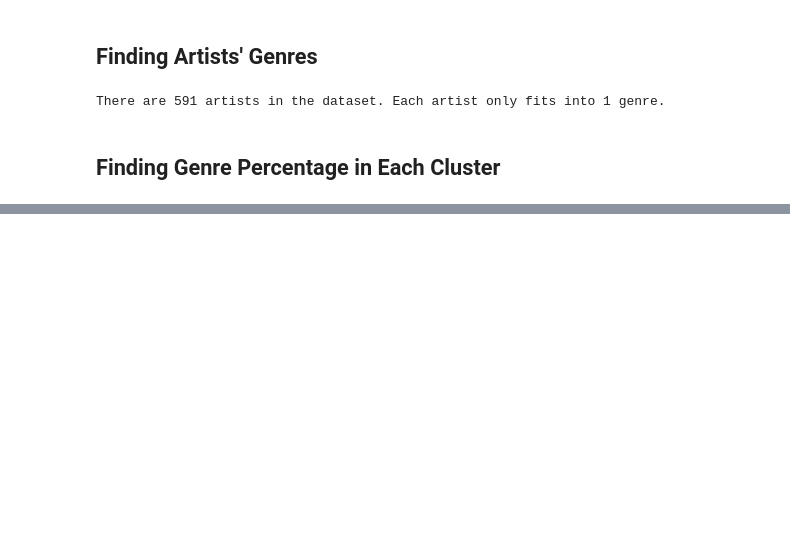
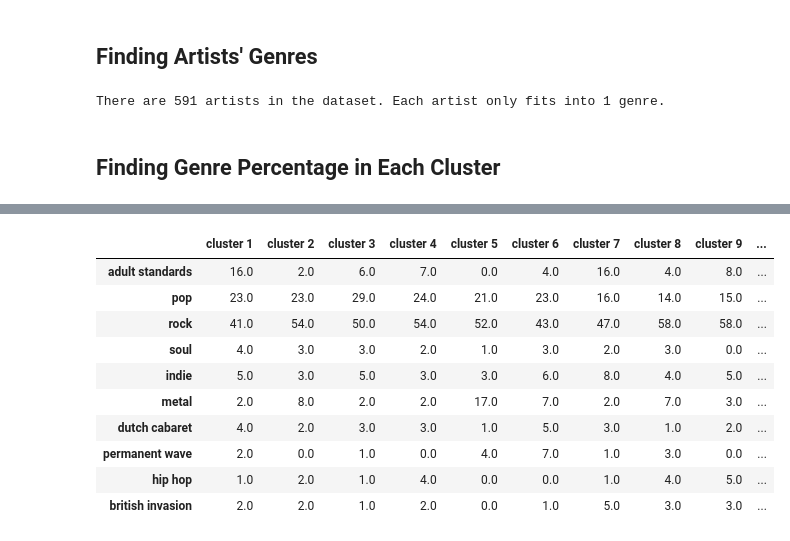
Before and after one commit to DarrenWu42/Cogs118b-Song-Analysis, a Jupyter notebook: Project.ipynb, the cells around one changed output, grey strips where cells are left out. Drawn from its saved outputs; the diff is of its cells as text; code cells hidden in the pictures; blank space fills up the shorter version.

```diff
--- a/Project.ipynb
+++ b/Project.ipynb
@@ -413,0 +451,15 @@ clustered_genres
+# %%
+# This shows the percentage of each genre in each cluster
+genre
+# %% [output]
+|  | cluster 1 | cluster 2 | cluster 3 | cluster 4 | cluster 5 | cluster 6 | cluster 7 | cluster 8 | cluster 9 | ... |
+| adult standards | 16.0 | 2.0 | 6.0 | 7.0 | 0.0 | 4.0 | 16.0 | 4.0 | 8.0 | ... |
+| pop | 23.0 | 23.0 | 29.0 | 24.0 | 21.0 | 23.0 | 16.0 | 14.0 | 15.0 | ... |
+| rock | 41.0 | 54.0 | 50.0 | 54.0 | 52.0 | 43.0 | 47.0 | 58.0 | 58.0 | ... |
+| soul | 4.0 | 3.0 | 3.0 | 2.0 | 1.0 | 3.0 | 2.0 | 3.0 | 0.0 | ... |
+| indie | 5.0 | 3.0 | 5.0 | 3.0 | 3.0 | 6.0 | 8.0 | 4.0 | 5.0 | ... |
+| metal | 2.0 | 8.0 | 2.0 | 2.0 | 17.0 | 7.0 | 2.0 | 7.0 | 3.0 | ... |
+| dutch cabaret | 4.0 | 2.0 | 3.0 | 3.0 | 1.0 | 5.0 | 3.0 | 1.0 | 2.0 | ... |
+| permanent wave | 2.0 | 0.0 | 1.0 | 0.0 | 4.0 | 7.0 | 1.0 | 3.0 | 0.0 | ... |
+| hip hop | 1.0 | 2.0 | 1.0 | 4.0 | 0.0 | 0.0 | 1.0 | 4.0 | 5.0 | ... |
+| british invasion | 2.0 | 2.0 | 1.0 | 2.0 | 0.0 | 1.0 | 5.0 | 3.0 | 3.0 | ... |
```
Also changed, not shown: parts of 6 cells of this notebook.
